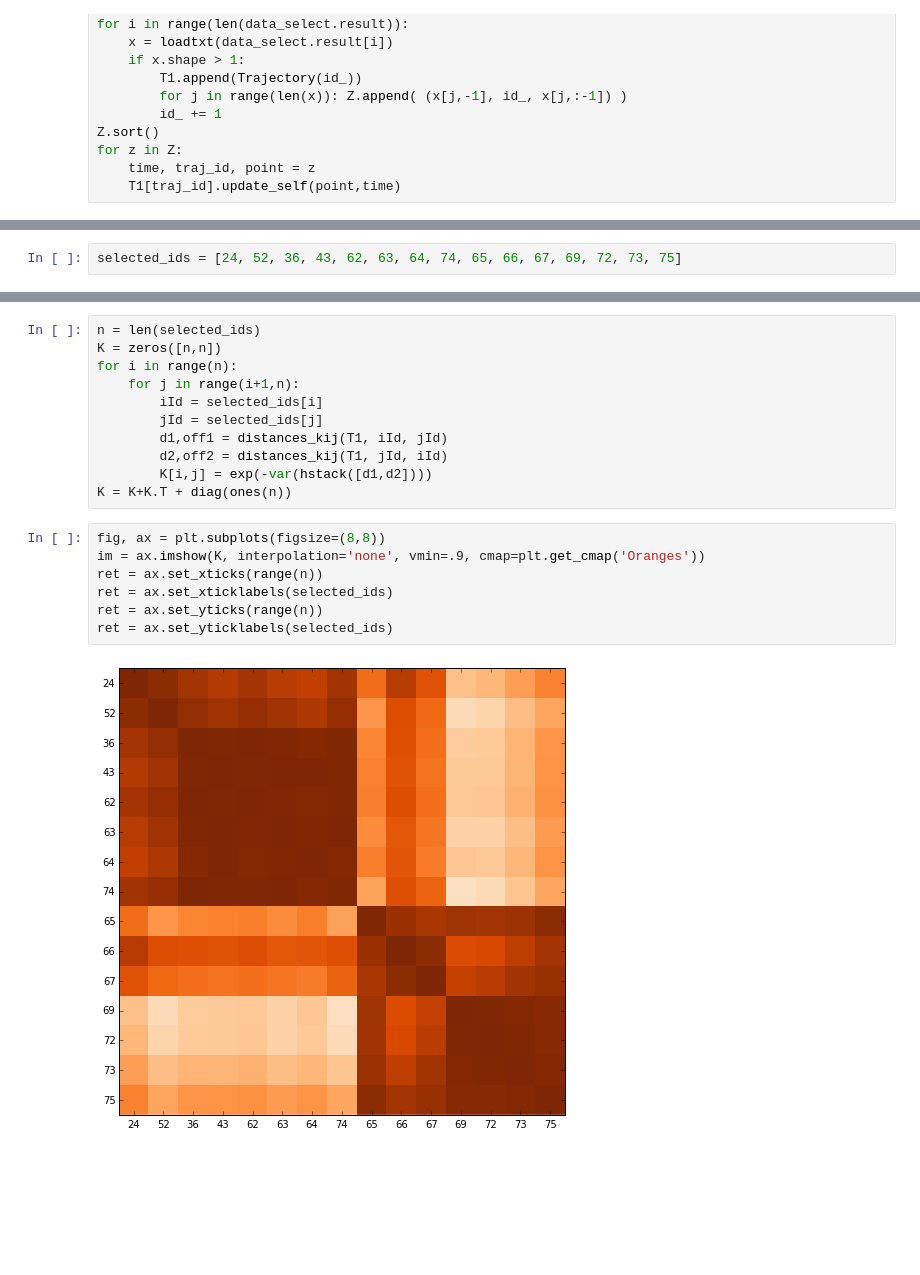
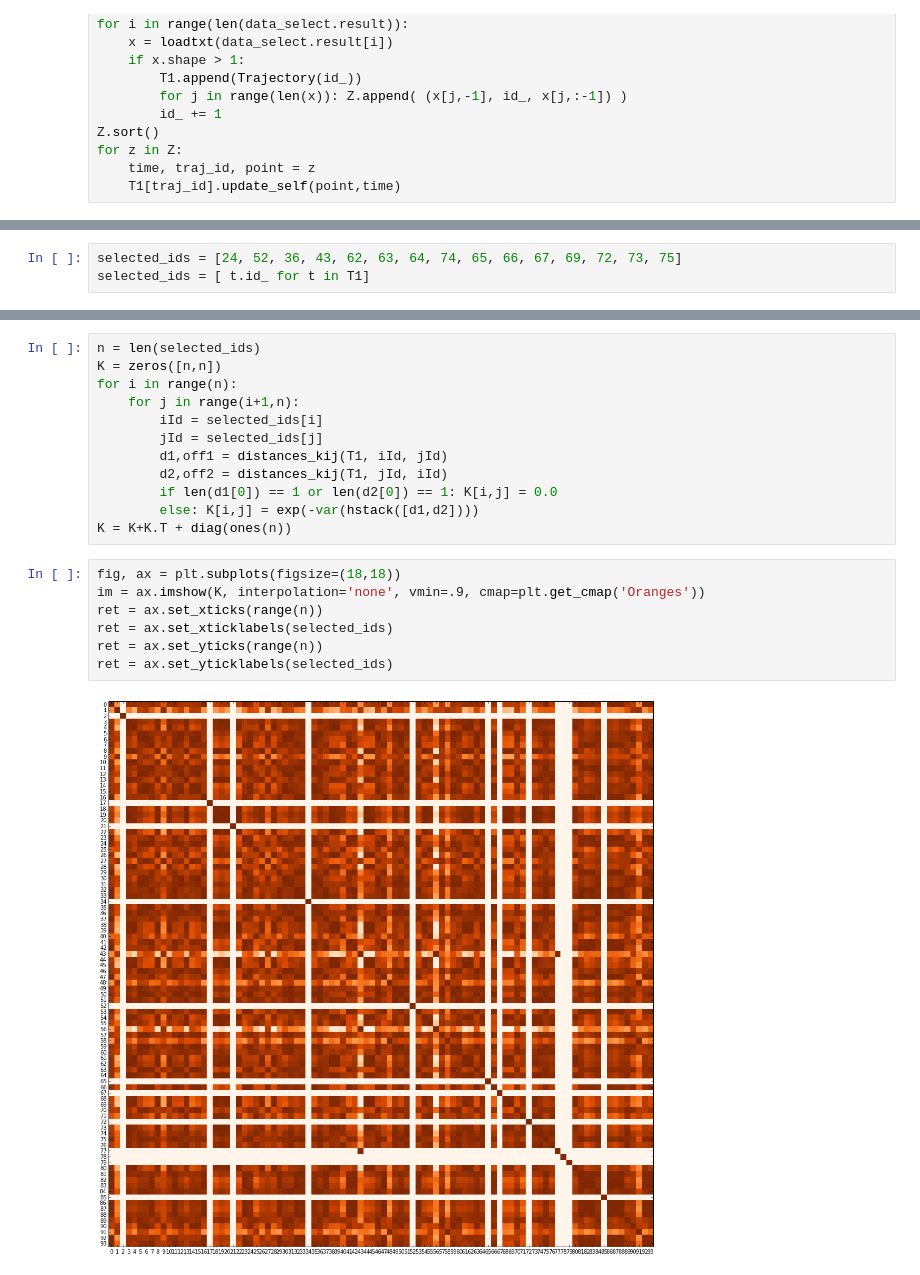
Before and after one commit to stfuchs/ipynb, a Jupyter notebook: trajectory_clustering/kernel_functions.ipynb, the cells around one changed output, grey strips where cells are left out. Saved outputs shown, nothing was run; the diff lists cells and outputs as text; blank space fills up the shorter version.

```diff
--- a/trajectory_clustering/kernel_functions.ipynb
+++ b/trajectory_clustering/kernel_functions.ipynb
@@ -115,5 +111,6 @@ interactive(plot_id, Id1=(0,len(T1)-1,1), Id2=(0,len(T1)-1,1))
 # %%
 selected_ids = [24, 52, 36, 43, 62, 63, 64, 74, 65, 66, 67, 69, 72, 73, 75]
+selected_ids = [ t.id_ for t in T1]
 # %%
 import matplotlib.pyplot as plt
 from mpl_toolkits.mplot3d import Axes3D
@@ -138,16 +135,17 @@ for i in range(n):
         jId = selected_ids[j]
         d1,off1 = distances_kij(T1, iId, jId)
         d2,off2 = distances_kij(T1, jId, iId)
-        K[i,j] = exp(-var(hstack([d1,d2])))
+        if len(d1[0]) == 1 or len(d2[0]) == 1: K[i,j] = 0.0
+        else: K[i,j] = exp(-var(hstack([d1,d2])))
 K = K+K.T + diag(ones(n))
 # %%
-fig, ax = plt.subplots(figsize=(8,8))
+fig, ax = plt.subplots(figsize=(18,18))
 im = ax.imshow(K, interpolation='none', vmin=.9, cmap=plt.get_cmap('Oranges'))
 ret = ax.set_xticks(range(n))
 ret = ax.set_xticklabels(selected_ids)
 ret = ax.set_yticks(range(n))
 ret = ax.set_yticklabels(selected_ids)
 # %% [output]
-[figure, old version]
+[figure, new version]
 # %%
 val,vec=linalg.eig(K)
```
Also changed, not shown: parts of 13 cells of this notebook.
